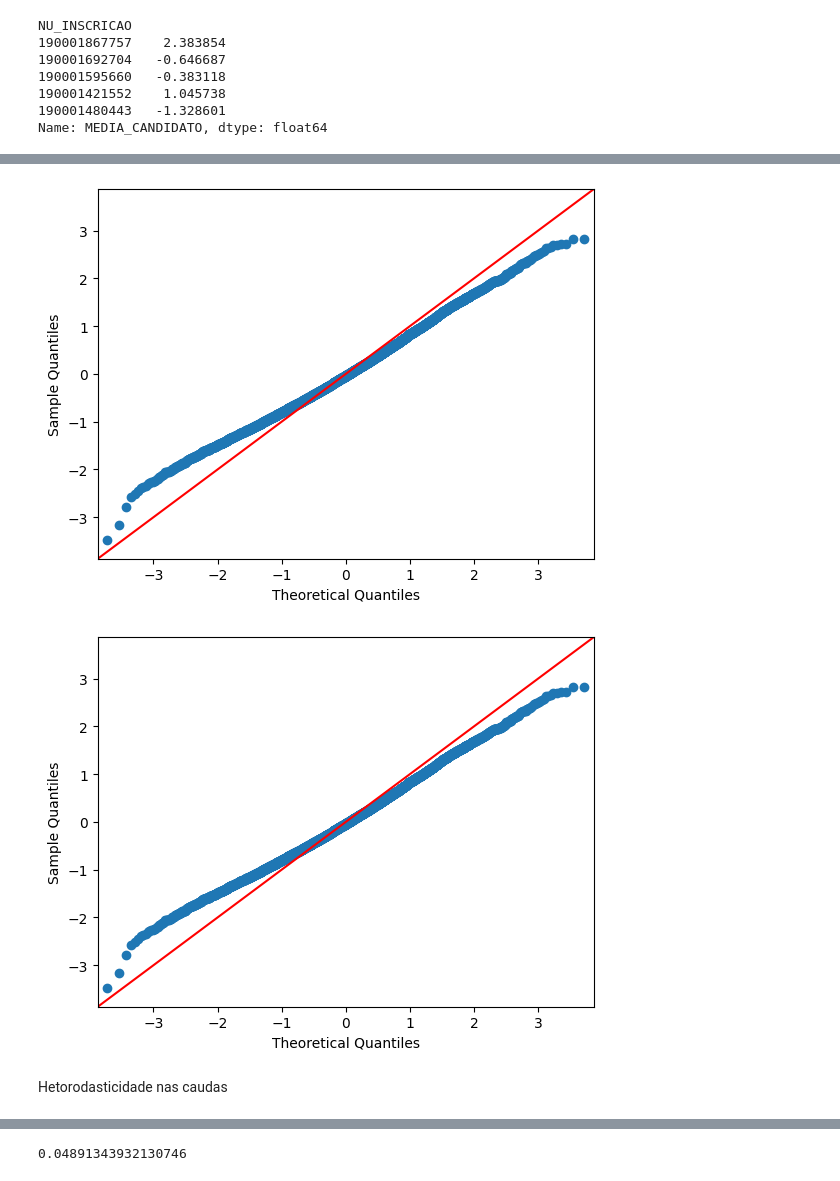
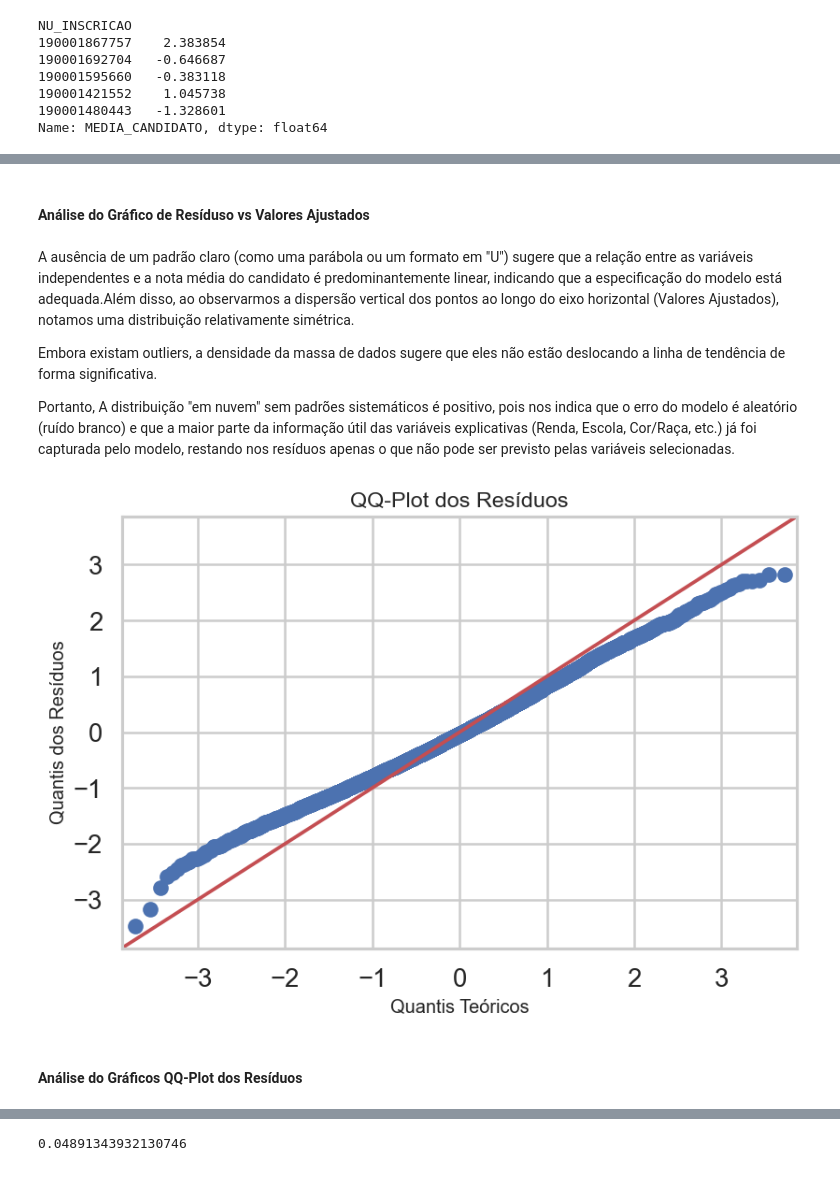
Before and after one commit to intelligent-life-paradox/statistical-modelling-enem, a Jupyter notebook: notebooks/modelagem_stat.ipynb, the cells around one changed output, grey strips where cells are left out. Cells and saved outputs as stored; diff of their text form; code cells hidden in the pictures.

```diff
--- a/notebooks/modelagem_stat.ipynb
+++ b/notebooks/modelagem_stat.ipynb
@@ -16,8 +24,17 @@ import xgboost as xgb
 from econml.dml import CausalForestDML
 from sklearn.model_selection import train_test_split
 from sklearn.ensemble import RandomForestRegressor
+# %%
+# Parâmetros globais de visualização
+sns.set_theme(style="whitegrid", context="talk")
+plt.rcParams["figure.dpi"] = 120
+plt.rcParams["savefig.dpi"] = 300
+plt.rcParams["figure.autolayout"] = False
+plt.rcParams["font.size"] = 11
+plt.rcParams["axes.titlesize"] = 14
+plt.rcParams["axes.labelsize"] = 12
 # %%
-path_to_the_truth= r"../dados/microdados_enem_2019/dados_enem_processados_v2.csv.zip"
+path_to_the_truth= r"../dados/microdados_enem_2019/dados_enem_processados.csv.zip"
 df= pd.read_csv(path_to_the_truth, sep=",", encoding="utf-8", compression="zip")
 
 df.columns
@@ -250,7 +306,24 @@ fig.show()
+# %% [markdown]
+#### Análise do Gráfico de Resíduso vs Valores Ajustados
+# %% [markdown]
+A ausência de um padrão claro (como uma parábola ou um formato em "U") sugere que a relação entre as variáveis independentes e a nota média do candidato é predominantemente linear, indicando que a especificação do modelo está adequada.Além disso, ao observarmos a dispersão vertical dos pontos ao longo do eixo horizontal (Valores Ajustados), notamos uma distribuição relativamente simétrica.
+
+Embora existam outliers, a densidade da massa de dados sugere que eles não estão deslocando a linha de tendência de forma significativa.
+
+Portanto, A distribuição "em nuvem" sem padrões sistemáticos é positivo, pois nos indica que o erro do modelo é aleatório (ruído branco) e que a maior parte da informação útil das variáveis explicativas (Renda, Escola, Cor/Raça, etc.) já foi capturada pelo modelo, restando nos resíduos apenas o que não pode ser previsto pelas variáveis selecionadas.
 # %%
-sm.qqplot(residuos, line="45")
+fig = plt.figure(figsize=(7, 5))
+ax = fig.add_subplot(111)
+
+sm.qqplot(residuos, line="45", ax=ax)
+
+ax.set_title("QQ-Plot dos Resíduos")
+ax.set_xlabel("Quantis Teóricos")
+ax.set_ylabel("Quantis dos Resíduos")
+
+plt.tight_layout()
+plt.show()
 # %% [output]
-[figure, old version]
+[figure, new version]
-[figure, removed]
-# %% [markdown]
-Hetorodasticidade nas caudas
+# %% [markdown]
+#### Análise do Gráficos QQ-Plot dos Resíduos
```
Also changed, not shown: parts of 55 cells of this notebook, 1 other file.
